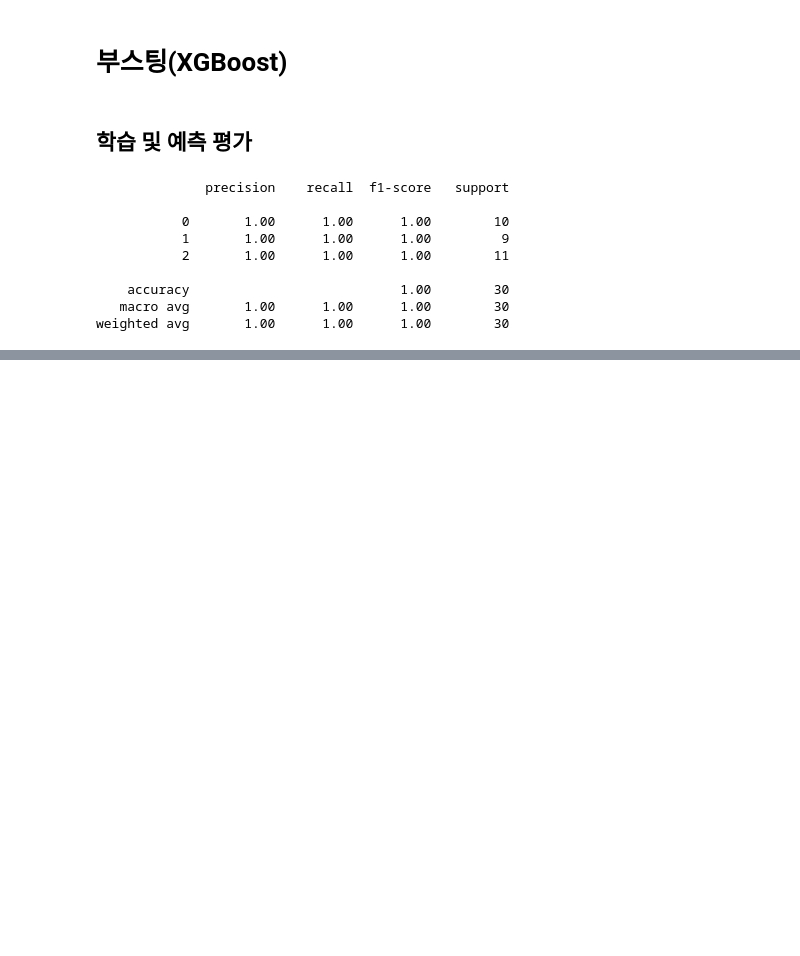
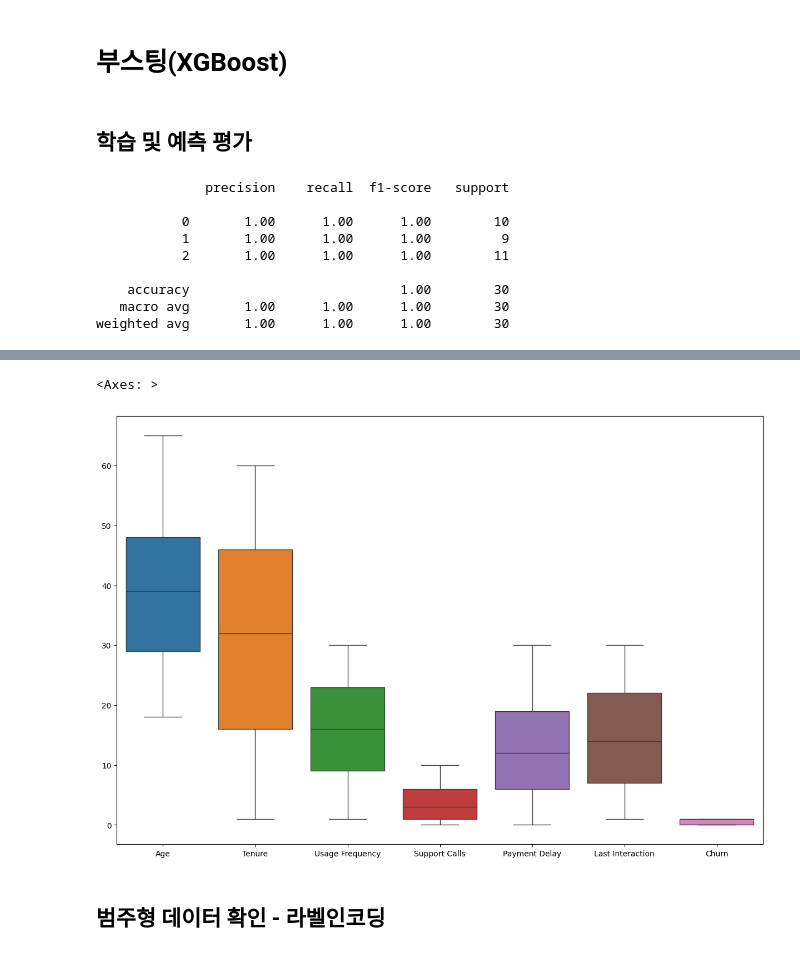
Before and after one commit to leekyuyoung-ai/AI, a Jupyter notebook: 2_5_앙상블.ipynb, the cells around one changed output, grey strips where cells are left out. Saved outputs shown, nothing was run; the diff lists cells and outputs as text; code cells hidden in the pictures; blank space fills up the shorter version.

```diff
--- a/2_5_앙상블.ipynb
+++ b/2_5_앙상블.ipynb
@@ -96,0 +182,8 @@ weighted avg       1.00      1.00      1.00        30
+# %%
+plt.figure(figsize=(15,10))
+sns.boxplot( df_train.drop("Total Spend",axis=1) )
+# %% [output]
+<Axes: >
+[figure, added]
+# %% [markdown]
+## 범주형 데이터 확인 - 라벨인코딩
```
Also changed, not shown: parts of 21 cells of this notebook.
